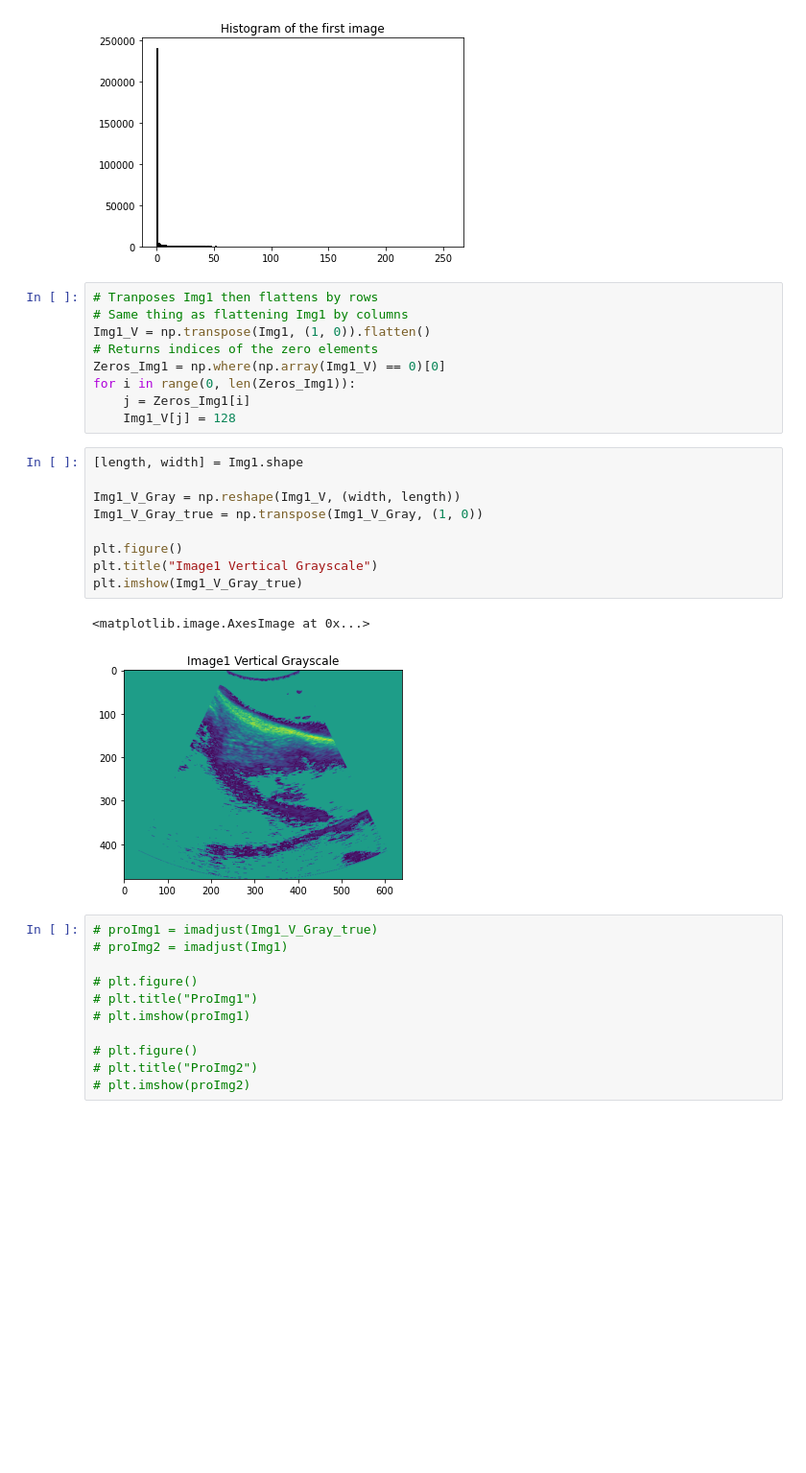
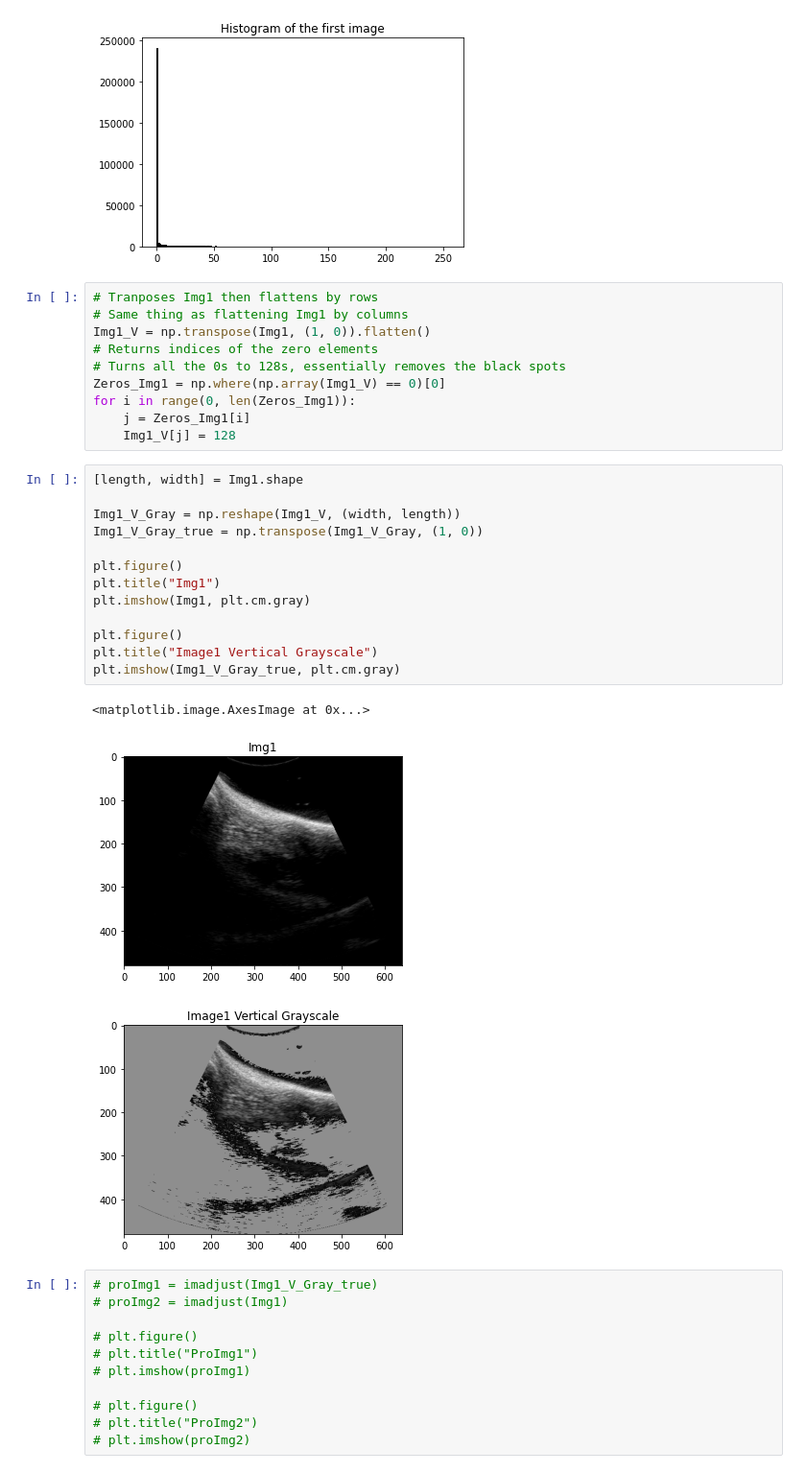
Before and after one commit to 02-Hshu/Ultrascan_Py, a Jupyter notebook: Filter_Preprocess/Fliter_Bmp_Preprocess.ipynb, the cells around one changed output. Shown: that part at 96% size. Saved outputs shown, nothing was run; the diff lists cells and outputs as text; blank space fills up the shorter version.

```diff
--- a/Filter_Preprocess/Fliter_Bmp_Preprocess.ipynb
+++ b/Filter_Preprocess/Fliter_Bmp_Preprocess.ipynb
@@ -54,6 +53,7 @@ plt.hist(Img1.ravel(), bins=256, range=(0.0, 255), fc='k', ec='k')
 # Same thing as flattening Img1 by columns
 Img1_V = np.transpose(Img1, (1, 0)).flatten()
 # Returns indices of the zero elements
+# Turns all the 0s to 128s, essentially removes the black spots
 Zeros_Img1 = np.where(np.array(Img1_V) == 0)[0]
 for i in range(0, len(Zeros_Img1)):
     j = Zeros_Img1[i]
@@ -61,15 +61,20 @@ for i in range(0, len(Zeros_Img1)):
 # %%
 [length, width] = Img1.shape
 
 Img1_V_Gray = np.reshape(Img1_V, (width, length))
 Img1_V_Gray_true = np.transpose(Img1_V_Gray, (1, 0))
 
 plt.figure()
+plt.title("Img1")
+plt.imshow(Img1, plt.cm.gray)
+
+plt.figure()
 plt.title("Image1 Vertical Grayscale")
-plt.imshow(Img1_V_Gray_true)
+plt.imshow(Img1_V_Gray_true, plt.cm.gray)
 # %% [output]
 <matplotlib.image.AxesImage at 0x...>
-[figure, old version]
+[figure, new version]
+[figure, added]
 # %%
 # proImg1 = imadjust(Img1_V_Gray_true)
 # proImg2 = imadjust(Img1)
```
Also changed, not shown: parts of 5 cells of this notebook, 17 other files.
